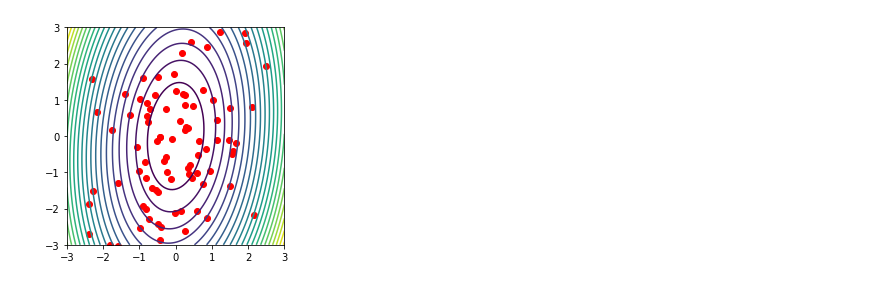
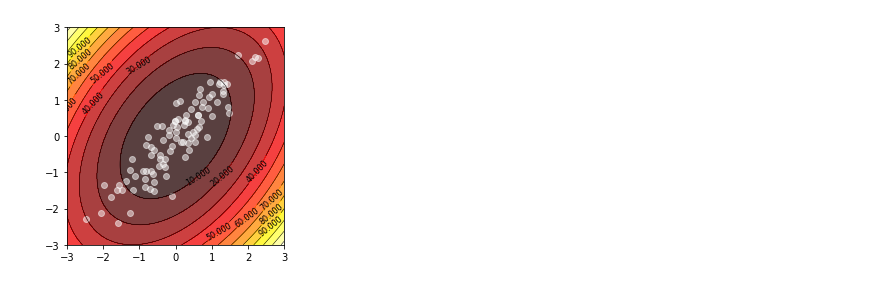
Before and after one commit to tsato-code/python_script, a Jupyter notebook: misc/plot_contour.ipynb, the cells around one changed output. Drawn from its saved outputs; the diff is of its cells as text; code cells hidden in the pictures.

```diff
--- a/misc/plot_contour.ipynb
+++ b/misc/plot_contour.ipynb
@@ -7,26 +7,28 @@ OUT_FILE = "../out/contour.png"
 # %%
 # 乱数生成
 x = np.random.randn(100, 2)
-x[:,1] = 0.4*x[:,0]+2*x[:,1]
+x[:,1] = x[:,0]+.5*x[:,1]
 
 # 平均と共分散行列の逆行列
 mu = np.mean(x, axis=0)
 s2 = np.cov(x.T)
 s2_inv = np.linalg.inv(s2)
 
 # メッシュグリッド生成
 x_axis = np.linspace(-3, 3, N)
 y_axis = np.linspace(-3, 3, N)
 X, Y = np.meshgrid(x_axis, y_axis)
 Z = s2_inv[0, 0]*X**2+s2_inv[0,1]*X*Y+s2_inv[1, 1]*Y**2
 
 # プロット
 plt.xlim(-3, 3)
 plt.ylim(-3, 3)
-plt.contour(X, Y, Z, levels=[0.5*x for x in range(100)])
-plt.scatter(x[:,0], x[:,1], color='r')
-plt.gca().set_aspect('equal')
+plt.contourf(X, Y, Z, 14, alpha=.75, cmap=plt.cm.hot) # 等高線の隙間の色設定
+C = plt.contour(X, Y, Z, 14, colors='k', linewidths=.5) # 等高線の設定
+plt.scatter(x[:,0], x[:,1], color='w', alpha=.5) # 散布図
+plt.gca().set_aspect('equal') # 正方形出力
+plt.clabel(C, inline=1, fontsize=8) # 等高線の値表示
 plt.show()
 # plt.savefig(OUT_FILE, transparent=False, bbox_inches='tight', pad_inches=0)
 # %% [output]
-[figure, old version]
+[figure, new version]
```
